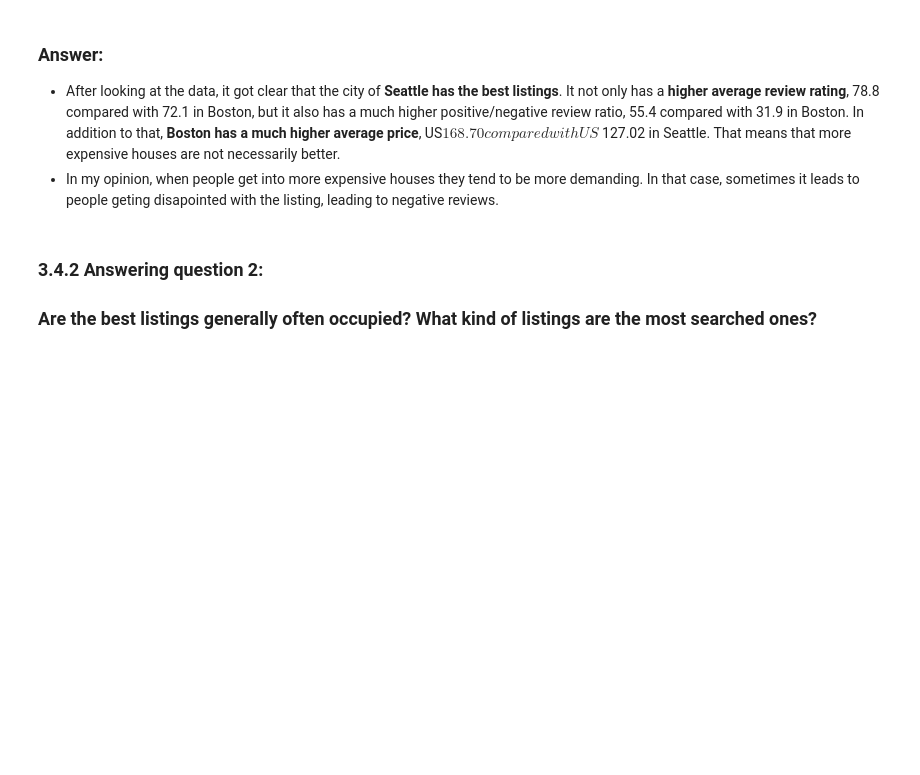
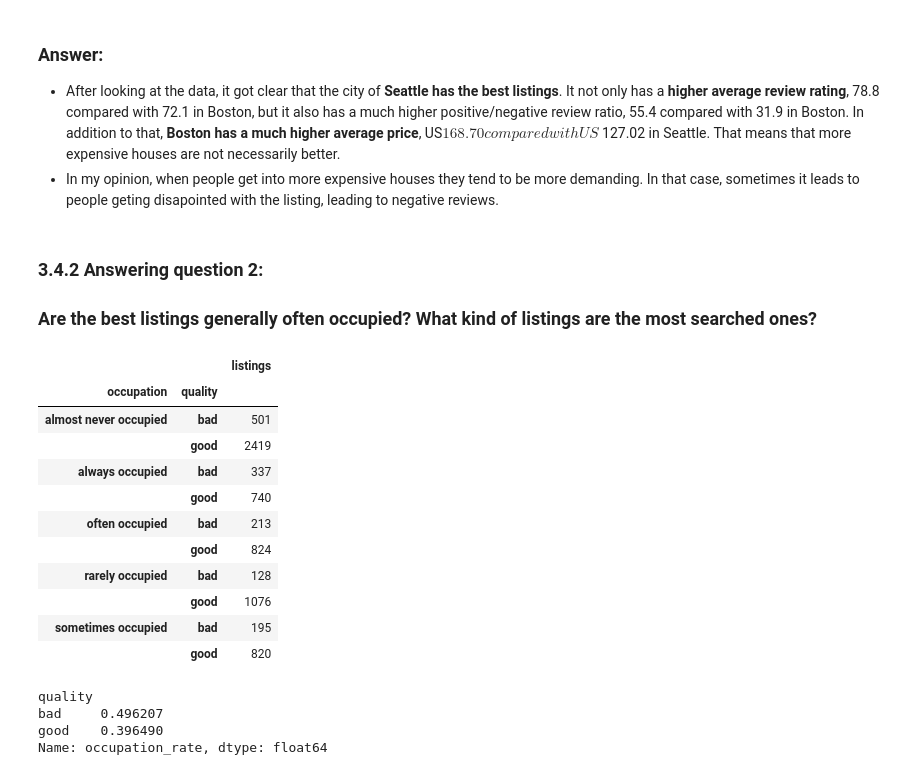
Before and after one commit to macedoti13/Airbnb-Data-Analysis, a Jupyter notebook: AirbnbDataAnalysis.ipynb, the cells around one changed output. Saved outputs shown, nothing was run; the diff lists cells and outputs as text; code cells hidden in the pictures; blank space fills up the shorter version.

Commit message:
data analysis 5

```diff
--- a/AirbnbDataAnalysis.ipynb
+++ b/AirbnbDataAnalysis.ipynb
@@ -1118,14 +1118,8 @@ def classify_listing_quality(value: float) -> str:
     Returns:
         str: category in which the property fits
     """
-    if value >= 0.95:
-        return 'amazing'
-    if value >= 0.80:
-        return 'very good'
-    if value >= 0.60:
-        return 'decent'
-    if value >= 0.40:
-        return 'regular'
+    if value >= 0.75:
+        return 'good'
     return 'bad'
 
 
@@ -1212,3 +1206,27 @@ plt.show()
 ### 3.4.2 Answering question 2:
 
 ### **Are the best listings generally often occupied? What kind of listings are the most searched ones?**
+# %%
+df4 = analysis_df.groupby(['occupation', 'quality']).count().iloc[:,0].to_frame()
+df4.rename(columns={'occupation_rate':'listings'}, inplace=True)
+df4
+# %% [output]
+|  |  | listings |
+| occupation | quality |  |
+| almost never occupied | bad | 501 |
+|  | good | 2419 |
+| always occupied | bad | 337 |
+|  | good | 740 |
+| often occupied | bad | 213 |
+|  | good | 824 |
+| rarely occupied | bad | 128 |
+|  | good | 1076 |
+| sometimes occupied | bad | 195 |
+|  | good | 820 |
+# %%
+analysis_df.groupby('quality')['occupation_rate'].mean()
+# %% [output]
+quality
+bad     0.496207
+good    0.396490
+Name: occupation_rate, dtype: float64
```
